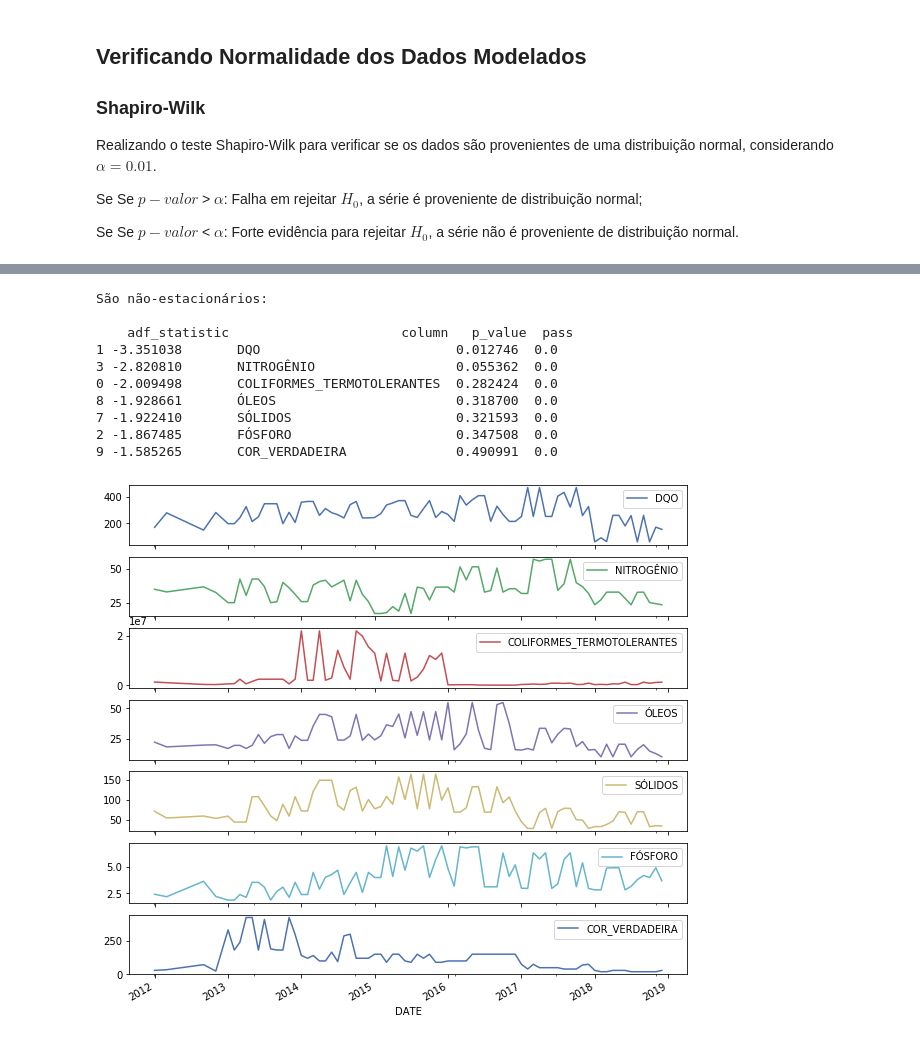
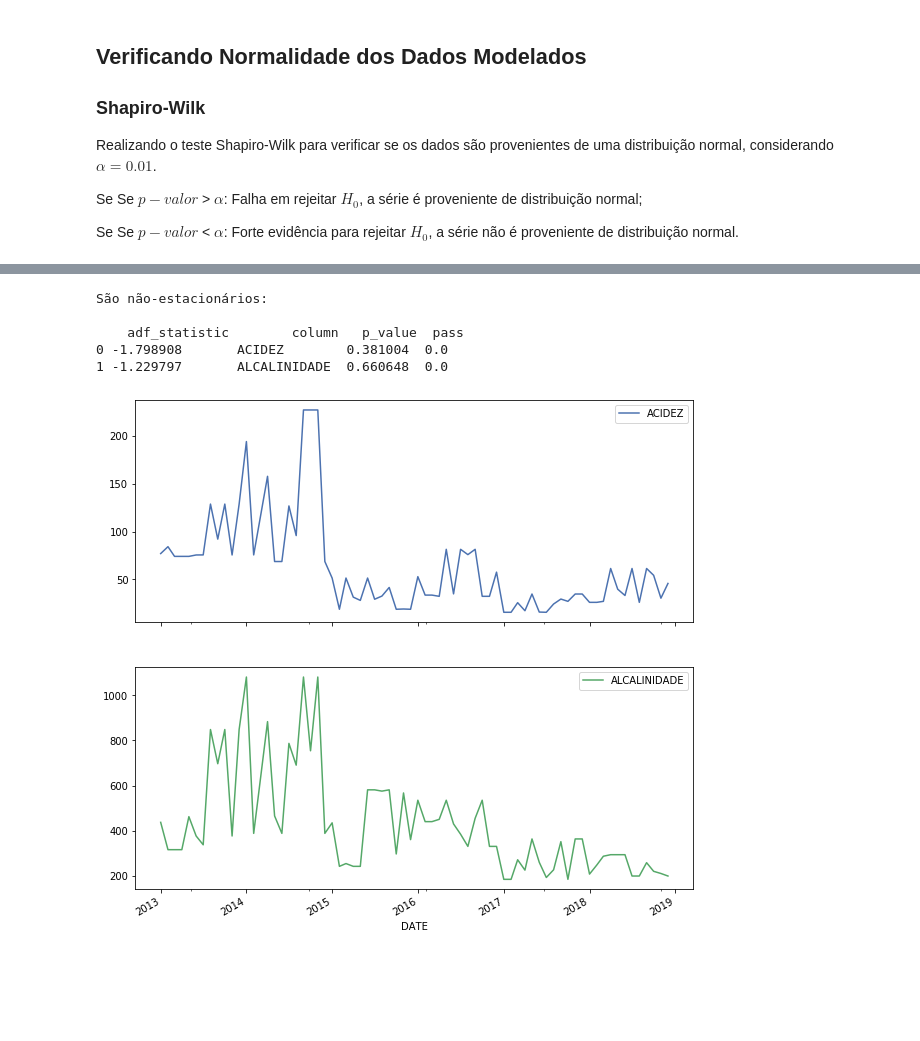
Before and after one commit to vcwild/wtp-datasets, a Jupyter notebook: EDA.ipynb, the cells around one changed output, grey strips where cells are left out. Cells and saved outputs as stored; diff of their text form; code cells hidden in the pictures; blank space fills up the shorter version.

```diff
--- a/EDA.ipynb
+++ b/EDA.ipynb
@@ -23,7 +23,7 @@ pd.set_option('display.max_colwidth', -1)
 # %%
 # Read file
 path = "./Tidy_Entities/"
-name = "p1"
+name = "reator"
 filename = name + ".csv"
 df = pd.read_csv(path + filename, encoding='utf8')
 
@@ -173,12 +149,0 @@ for key, col in enumerate(cols):
-# %%
-fig, axs = plt.subplots(len(cols), 1)
-fig.set_figheight(20)
-
-for key, col in enumerate(cols):
-    g = sns.distplot(
-        a=df_ordered[col].dropna(),
-        hist=True,
-        kde=True,
-        ax=axs[key]
-    )
-    g.set_ylabel(col);
@@ -332,15 +294,11 @@ print("\033[34mSão não-estacionários: \n\n", non_stationary, "\n\033[0m")
 # %% [output]
 São não-estacionários:
 
-    adf_statistic                      column   p_value  pass
-1 -3.351038       DQO                         0.012746  0.0
-3 -2.820810       NITROGÊNIO                  0.055362  0.0
-0 -2.009498       COLIFORMES_TERMOTOLERANTES  0.282424  0.0
-8 -1.928661       ÓLEOS                       0.318700  0.0
-7 -1.922410       SÓLIDOS                     0.321593  0.0
-2 -1.867485       FÓSFORO                     0.347508  0.0
-9 -1.585265       COR_VERDADEIRA              0.490991  0.0
+    adf_statistic        column   p_value  pass
+0 -1.798908       ACIDEZ        0.381004  0.0
+1 -1.229797       ALCALINIDADE  0.660648  0.0
 # %%
-df_imputed[non_stationary.column.values].plot(subplots=True, figsize=(10, 10));
+if len(non_stationary) != 0:
+    df_imputed[non_stationary.column.values].plot(subplots=True, figsize=(10, 10));
 # %% [output]
-[figure, old version]
+[figure, new version]
```
Also changed, not shown: parts of 23 cells of this notebook, 1 other file.
